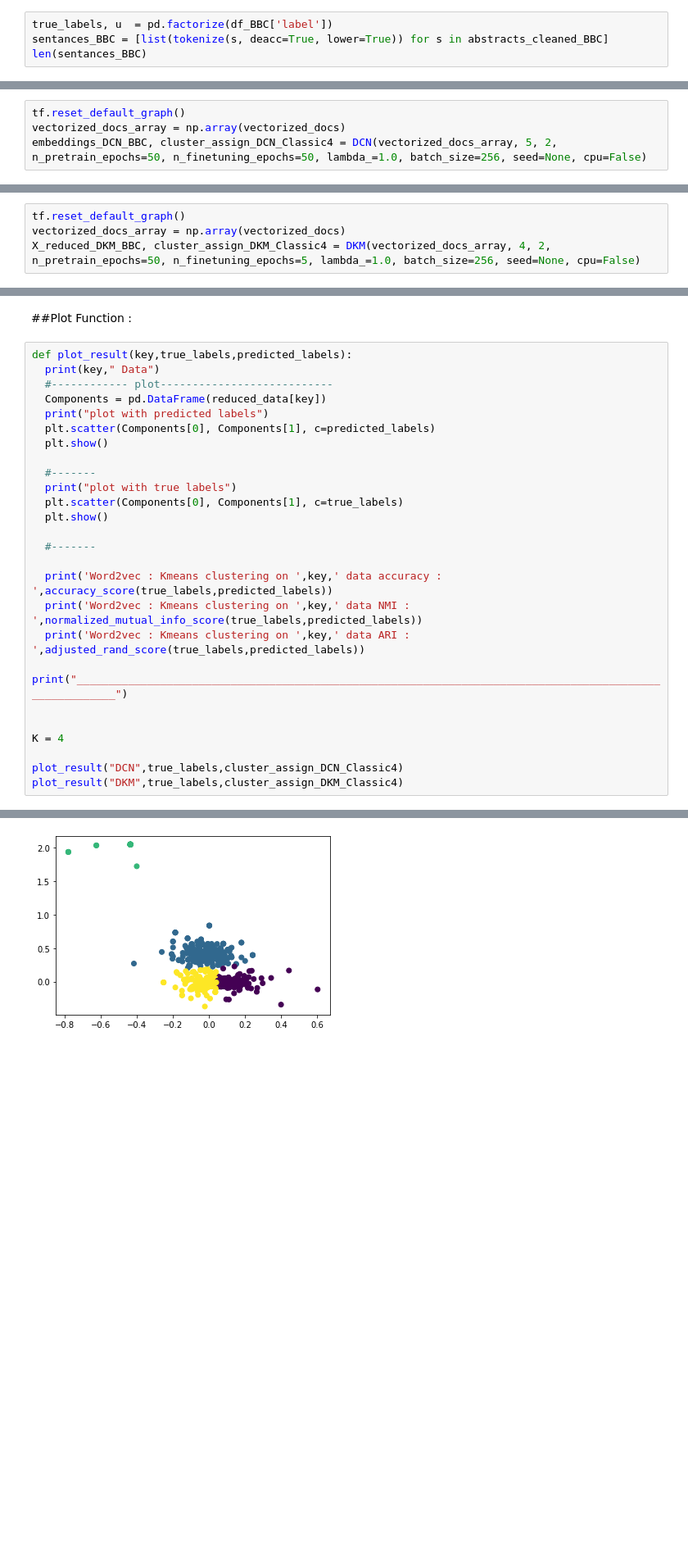
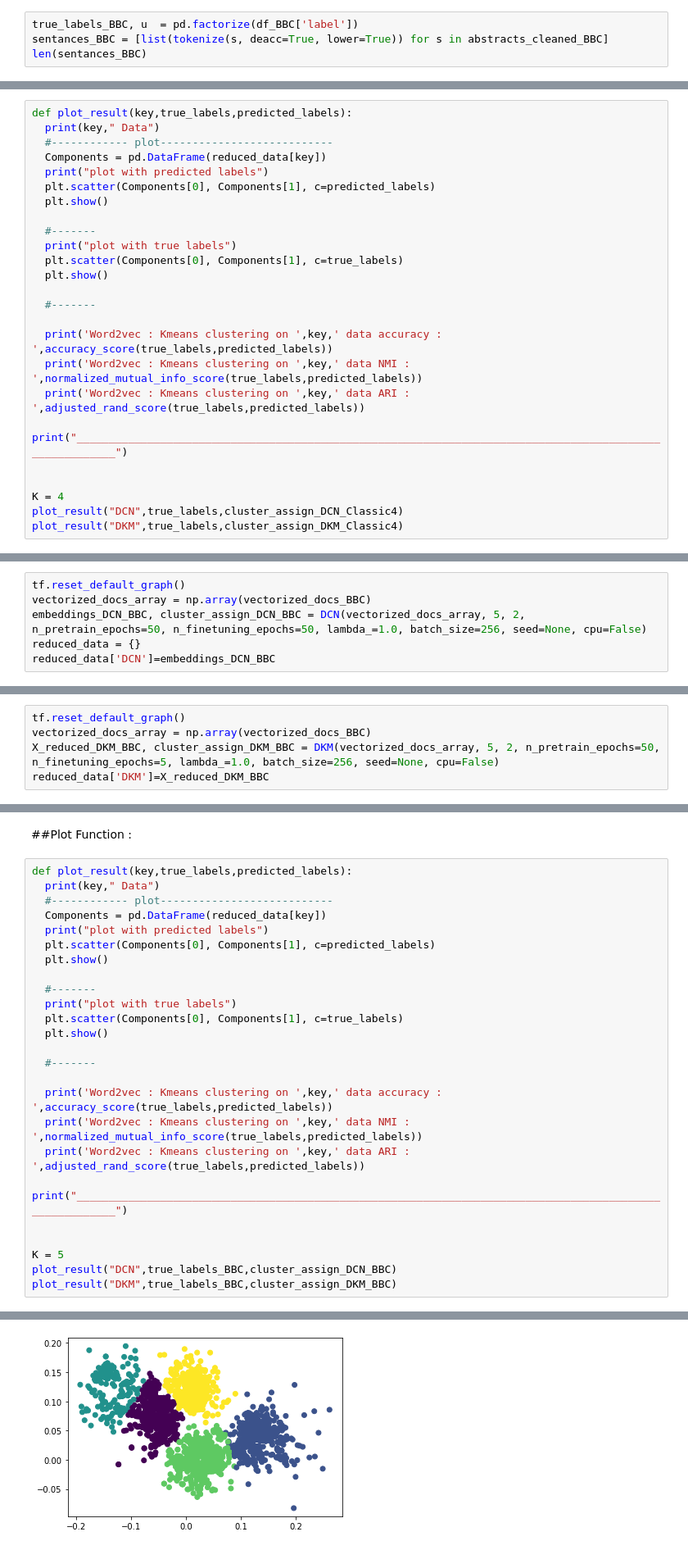
Before and after one commit to SeyfGoumeida/Projet_Mixt_Coclus_Partie1, a Jupyter notebook: Copy_of_Projet_Mixt_Coclus_Partie1.ipynb, the cells around one changed output, grey strips where cells are left out. Shown at 82% size. Drawn from its saved outputs; the diff is of its cells as text; blank space fills up the shorter version.

```diff
--- a/Copy_of_Projet_Mixt_Coclus_Partie1.ipynb
+++ b/Copy_of_Projet_Mixt_Coclus_Partie1.ipynb
@@ -701,7 +715,7 @@ len(abstracts_cleaned_BBC)
 # %% [markdown]
 ### **Document embedding :**
 # %%
-true_labels, u  = pd.factorize(df_BBC['label'])
+true_labels_BBC, u  = pd.factorize(df_BBC['label'])
 sentances_BBC = [list(tokenize(s, deacc=True, lower=True)) for s in abstracts_cleaned_BBC]
 len(sentances_BBC)
 # %% [output]
@@ -1790,0 +1810,25 @@ Starting DKM training...
+# %%
+def plot_result(key,true_labels,predicted_labels):
+  print(key," Data")
+  #------------ plot---------------------------
+  Components = pd.DataFrame(reduced_data[key])
+  print("plot with predicted labels")
+  plt.scatter(Components[0], Components[1], c=predicted_labels)
+  plt.show()
+
+  #-------
+  print("plot with true labels")
+  plt.scatter(Components[0], Components[1], c=true_labels)
+  plt.show()
+
+  #-------
+
+  print('Word2vec : Kmeans clustering on ',key,' data accuracy : ',accuracy_score(true_labels,predicted_labels))
+  print('Word2vec : Kmeans clustering on ',key,' data NMI : ',normalized_mutual_info_score(true_labels,predicted_labels))
+  print('Word2vec : Kmeans clustering on ',key,' data ARI : ',adjusted_rand_score(true_labels,predicted_labels))
+  print("________________________________________________________________________________________________________")
+
+
+K = 4
+plot_result("DCN",true_labels,cluster_assign_DCN_Classic4)
+plot_result("DKM",true_labels,cluster_assign_DKM_Classic4)
@@ -1794,5 +1857,7 @@ Starting DKM training...
 ###DCN for BBC:
 # %%
 tf.reset_default_graph()
-vectorized_docs_array = np.array(vectorized_docs)
-embeddings_DCN_BBC, cluster_assign_DCN_Classic4 = DCN(vectorized_docs_array, 5, 2, n_pretrain_epochs=50, n_finetuning_epochs=50, lambda_=1.0, batch_size=256, seed=None, cpu=False)
+vectorized_docs_array = np.array(vectorized_docs_BBC)
+embeddings_DCN_BBC, cluster_assign_DCN_BBC = DCN(vectorized_docs_array, 5, 2, n_pretrain_epochs=50, n_finetuning_epochs=50, lambda_=1.0, batch_size=256, seed=None, cpu=False)
+reduced_data = {}
+reduced_data['DCN']=embeddings_DCN_BBC
@@ -1800,5 +1869,6 @@ embeddings_DCN_BBC, cluster_assign_DCN_Classic4 = DCN(vectorized_docs_array, 5,
 ###DKM for BBC :
 # %%
 tf.reset_default_graph()
-vectorized_docs_array = np.array(vectorized_docs)
-X_reduced_DKM_BBC, cluster_assign_DKM_Classic4 = DKM(vectorized_docs_array, 4, 2, n_pretrain_epochs=50, n_finetuning_epochs=5, lambda_=1.0, batch_size=256, seed=None, cpu=False)
+vectorized_docs_array = np.array(vectorized_docs_BBC)
+X_reduced_DKM_BBC, cluster_assign_DKM_BBC = DKM(vectorized_docs_array, 5, 2, n_pretrain_epochs=50, n_finetuning_epochs=5, lambda_=1.0, batch_size=256, seed=None, cpu=False)
+reduced_data['DKM']=X_reduced_DKM_BBC
@@ -1826,10 +1900,9 @@ def plot_result(key,true_labels,predicted_labels):
   print("________________________________________________________________________________________________________")
 
 
-K = 4
-
-plot_result("DCN",true_labels,cluster_assign_DCN_Classic4)
-plot_result("DKM",true_labels,cluster_assign_DKM_Classic4)
+K = 5
+plot_result("DCN",true_labels_BBC,cluster_assign_DCN_BBC)
+plot_result("DKM",true_labels_BBC,cluster_assign_DKM_BBC)
 # %% [output]
 DCN  Data
 plot with predicted labels
@@ -1842,5 +1915,5 @@ Word2vec : Kmeans clustering on  DCN  data ARI :  0.16889146739718897
 ________________________________________________________________________________________________________
 DKM  Data
 plot with predicted labels
-[figure, old version]
+[figure, new version]
 plot with true labels
```
Also changed, not shown: parts of 7 cells of this notebook.
